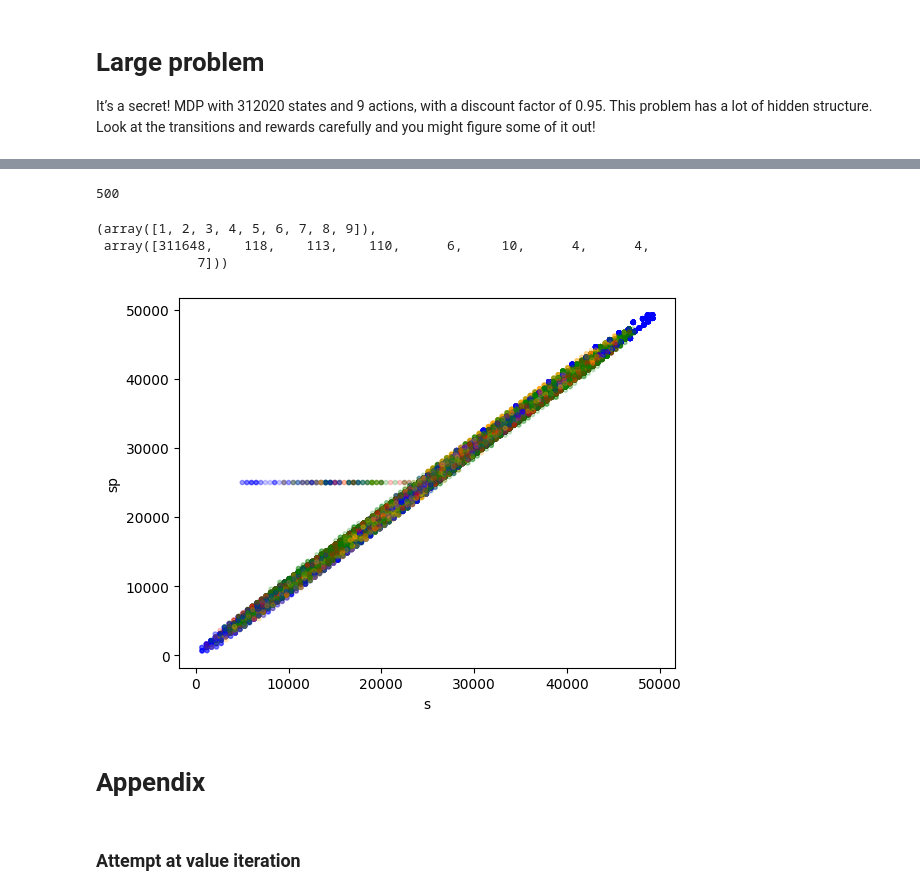
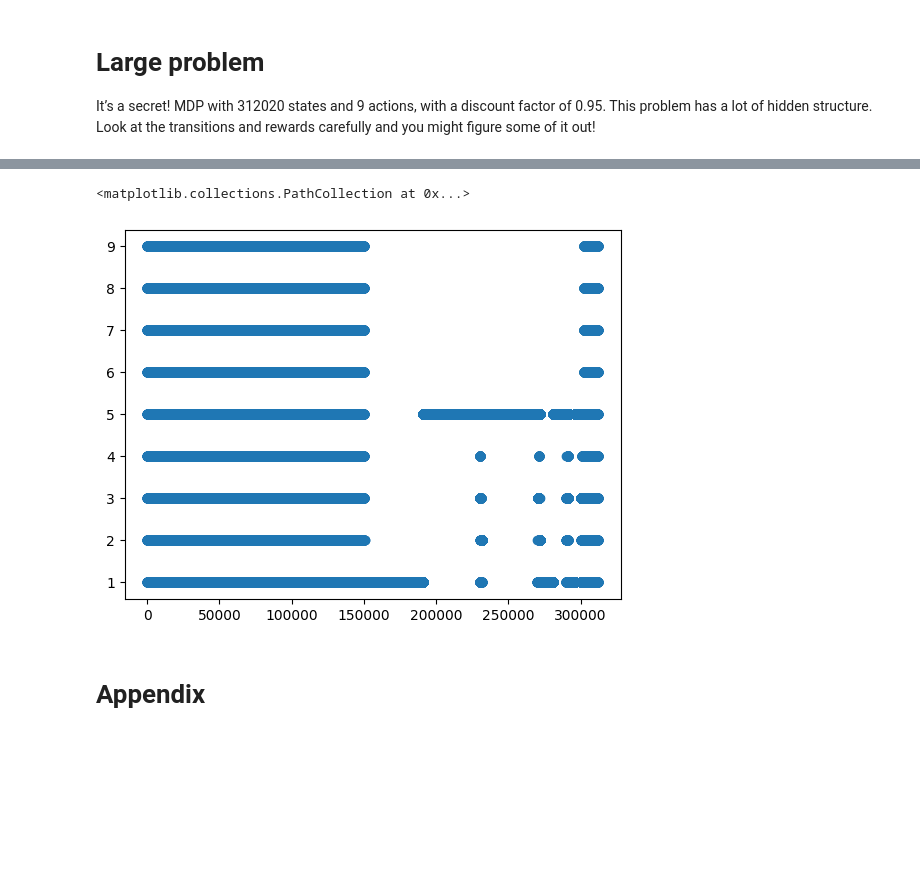
Before and after one commit to etrieschman/battery-charger, a Jupyter notebook: class-projects/project2/project2_workup.ipynb, the cells around one changed output, grey strips where cells are left out. Cells and saved outputs as stored; diff of their text form; code cells hidden in the pictures; blank space fills up the shorter version.

```diff
--- a/class-projects/project2/project2_workup.ipynb
+++ b/class-projects/project2/project2_workup.ipynb
@@ -183,3 +166,8 @@ array([[0., 0., 0., ..., 0., 0., 0.],
+# %%
+plt.scatter(np.arange(n_state), policyP_l_nn)
+# %% [output]
+<matplotlib.collections.PathCollection at 0x...>
+[figure, added]
 # %%
 # save results
 with open(f'{filename}.policy', 'w') as f:
@@ -188,26 +176,2 @@ with open(f'{filename}.policy', 'w') as f:
-# %%
-s.nunique()
-# %% [output]
-500
-# %%
-np.unique(policy[-1], return_counts=True)
-# %% [output]
-(array([1, 2, 3, 4, 5, 6, 7, 8, 9]),
- array([311648,    118,    113,    110,      6,     10,      4,      4,
-             7]))
-# %%
-colors = np.array(['blue', 'orange', 'green', 'red', 'purple', 'brown', 'pink', 'yellow'], dtype=str)
-
-r_u, r_idx = np.unique(r, return_inverse=True)
-
-plt.scatter(s, sp, alpha=0.2, color=colors[r_idx], marker='.', linestyle='')
-
-plt.xlabel('s')
-plt.ylabel('sp')
-plt.show()
-# %% [output]
-[figure, removed]
 # %% [markdown]
 # Appendix
-# %% [markdown]
-### Attempt at value iteration
```
Also changed, not shown: parts of 39 cells of this notebook, 8 other files.
